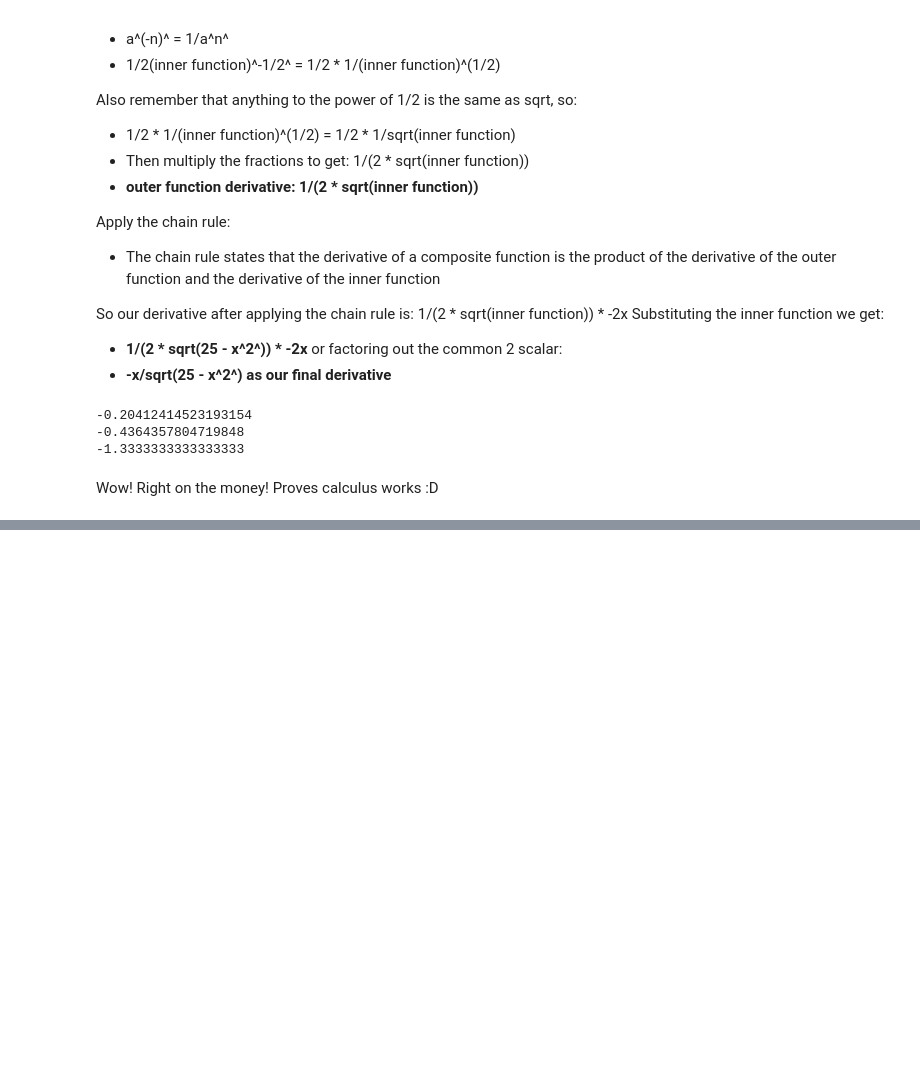
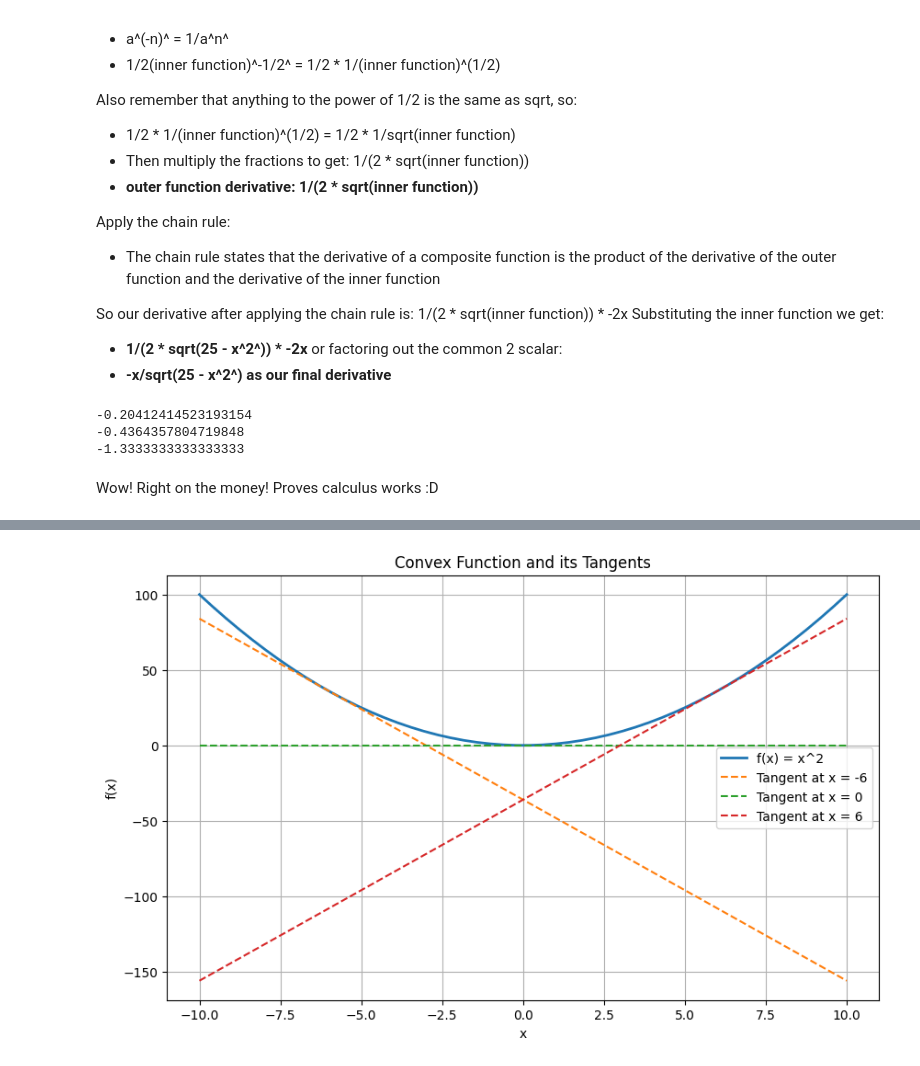
Before and after one commit to ddaeschler/math-playground, a Jupyter notebook: calculus.ipynb, the cells around one changed output, grey strips where cells are left out. Drawn from its saved outputs; the diff is of its cells as text; code cells hidden in the pictures; blank space fills up the shorter version.

Commit message:
Add derivative tangents graph

```diff
--- a/calculus.ipynb
+++ b/calculus.ipynb
@@ -121,0 +144,38 @@ Wow! Right on the money! Proves calculus works :D
+# %%
+import matplotlib.pyplot as plt
+import numpy as np
+
+# Define the convex function f(x) = x^2
+def f(x):
+    return x**2
+
+# Define the tangent line at point a for f(x) = x^2
+def tangent_line_y(x, a):
+    return 2*a*(x - a) + f(a)
+
+# Generate x values
+tangent_demo_x = np.linspace(-10, 10, 50)
+tangent_demo_y = f(tangent_demo_x)
+
+# Generate tangent lines at points -6, 0, 6
+tangent1ys = tangent_line_y(tangent_demo_x, -6)
+tangent2ys = tangent_line_y(tangent_demo_x, 0)
+tangent3ys = tangent_line_y(tangent_demo_x, 6)
+
+
+# Plot the function and the tangent lines
+plt.figure(figsize=(10, 6))
+plt.plot(tangent_demo_x, tangent_demo_y, label='f(x) = x^2', linewidth=2)
+plt.plot(tangent_demo_x, tangent1ys, '--', label='Tangent at x = -6')
+plt.plot(tangent_demo_x, tangent2ys, '--', label='Tangent at x = 0')
+plt.plot(tangent_demo_x, tangent3ys, '--', label='Tangent at x = 6')
+
+plt.legend()
+plt.xlabel('x')
+plt.ylabel('f(x)')
+plt.title('Convex Function and its Tangents')
+plt.grid(True)
+
+plt.show()
+# %% [output]
+[figure, added]
```
Also changed, not shown: parts of 1 cell of this notebook.
